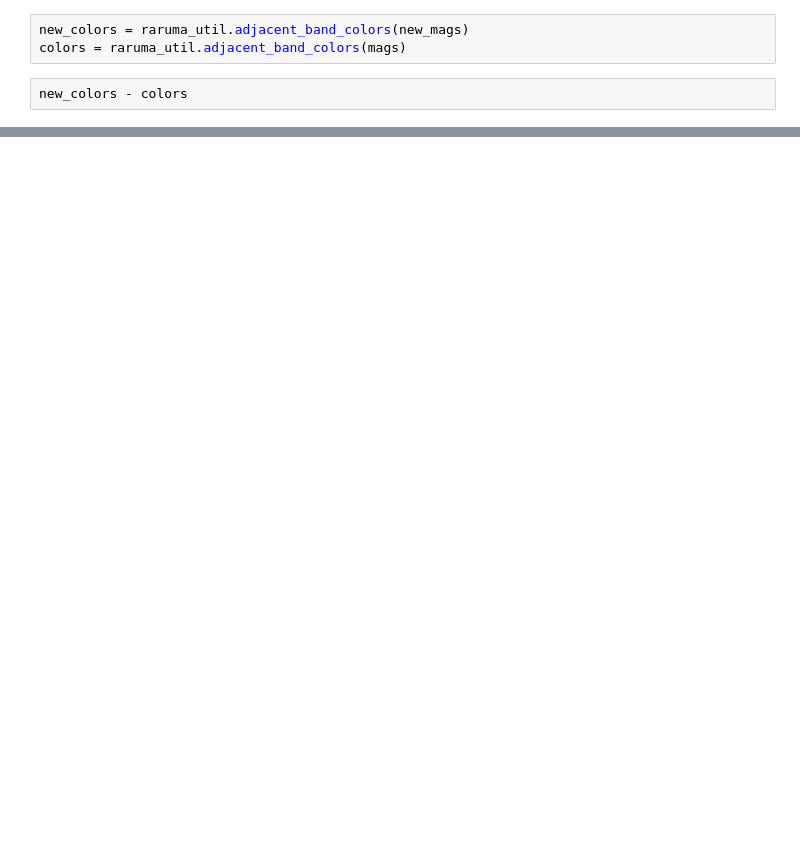
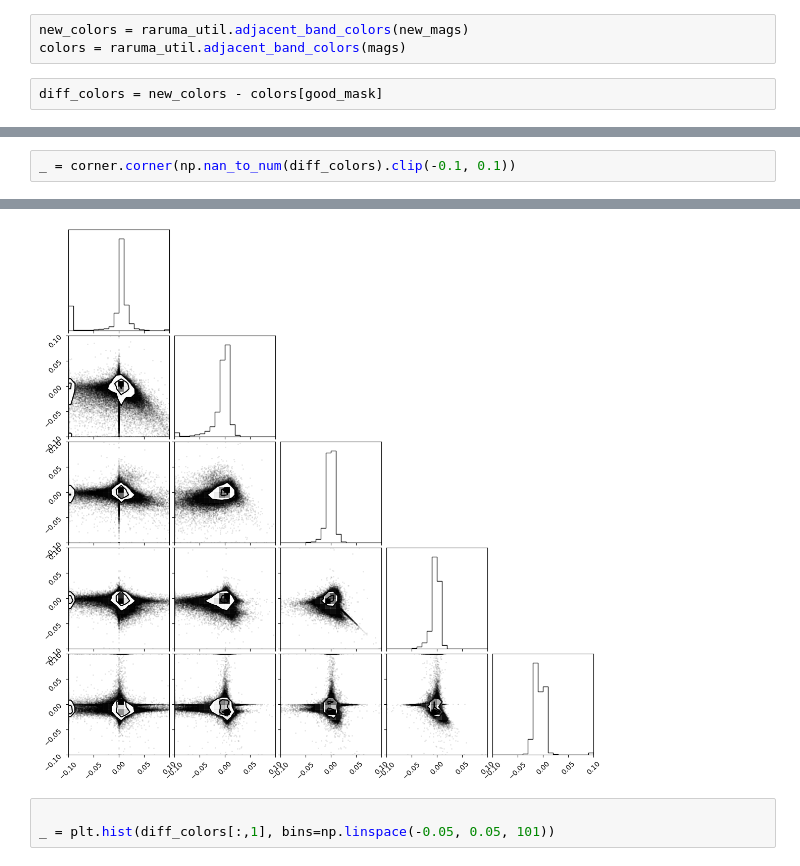
Before and after one commit to eacharles/rail_raruma, a Jupyter notebook: nb/Syst/Admixture.ipynb, the cells around one changed output, grey strips where cells are left out. Cells and saved outputs as stored; diff of their text form; blank space fills up the shorter version.

```diff
--- a/nb/Syst/Admixture.ipynb
+++ b/nb/Syst/Admixture.ipynb
@@ -61,4 +151,4 @@ mags - new_mags
 new_colors = raruma_util.adjacent_band_colors(new_mags)
 colors = raruma_util.adjacent_band_colors(mags)
 # %%
-new_colors - colors
+diff_colors = new_colors - colors[good_mask]
@@ -64,0 +176,3 @@ new_colors - colors
+# %%
+_ = corner.corner(np.nan_to_num(diff_colors).clip(-0.1, 0.1))
+# %% [output]
@@ -64,0 +182,4 @@ new_colors - colors
+[figure, added]
+# %%
+
+_ = plt.hist(diff_colors[:,1], bins=np.linspace(-0.05, 0.05, 101))
```
Also changed, not shown: parts of 25 cells of this notebook, 3 other files.
